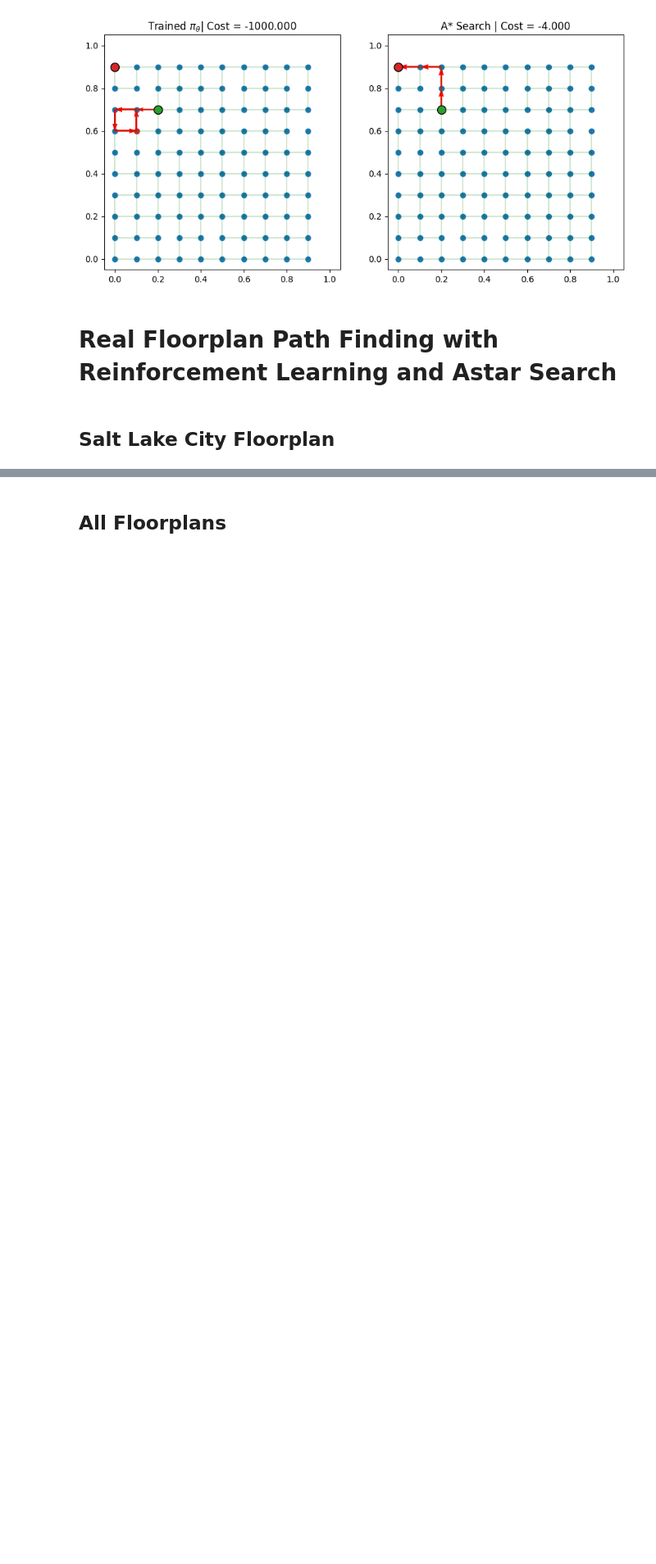
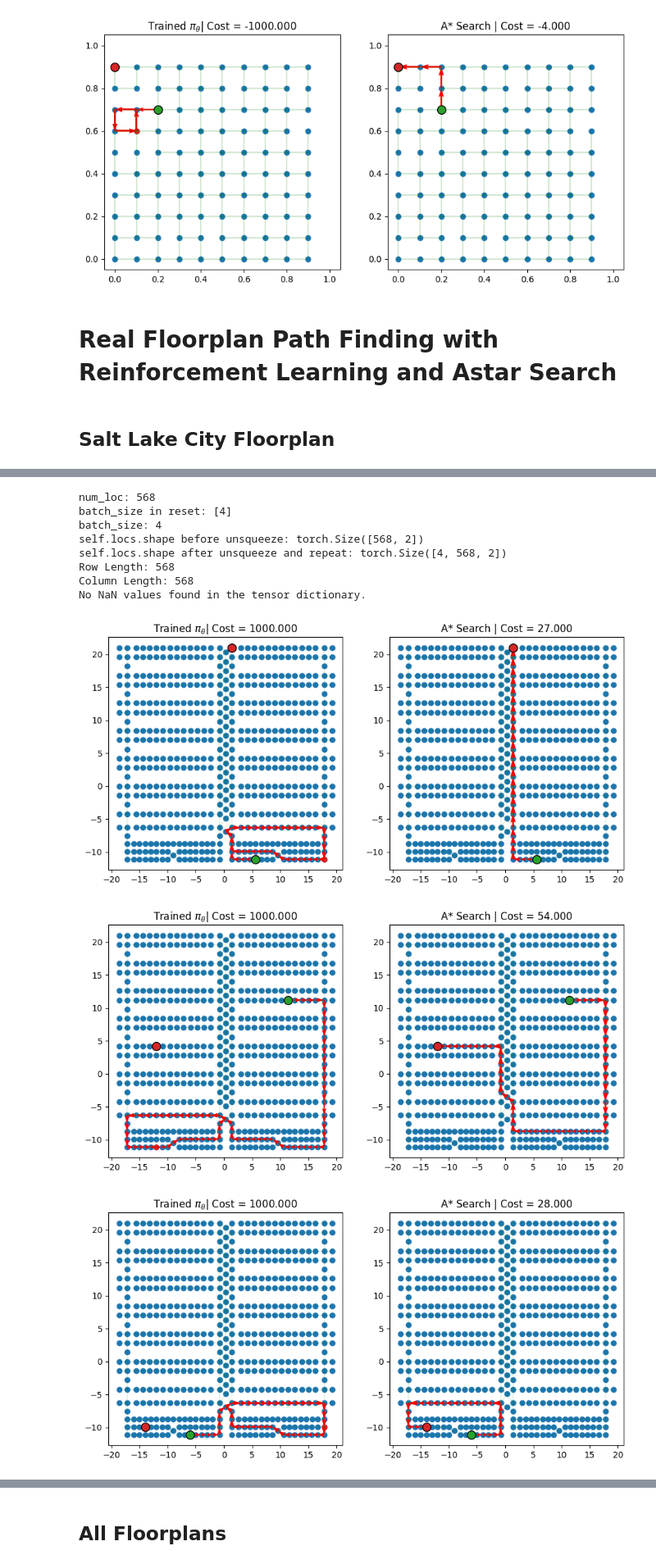
Before and after one commit to primevisiontechnology-com/res-pvt-ai4spp, a Jupyter notebook: code/TrainOnFloorplan.ipynb, the cells around one changed output, grey strips where cells are left out. Shown at 82% size. Saved outputs shown, nothing was run; the diff lists cells and outputs as text; code cells hidden in the pictures; blank space fills up the shorter version.

```diff
--- a/code/TrainOnFloorplan.ipynb
+++ b/code/TrainOnFloorplan.ipynb
@@ -479,0 +523,53 @@ No NaN values found in the tensor dictionary.
+# %%
+from FPenv import FPEnv
+from astar import AStarSearch
+import torch
+
+# Setup a device
+device = torch.device("cuda" if torch.cuda.is_available() else "cpu")
+
+infer_env = FPEnv(fp_path="Floorplans/quad-infeed/butterfly/14x11/floorplan.json")
+td_init = infer_env.reset(batch_size=[4]).to(device)
+
+
+# Function to check for NaNs in a tensor dictionary
+nan_found = False
+for key, tensor in td_init.items():
+    if torch.isnan(tensor).any():
+        nan_found = True
+        print(f"NaN values found in tensor '{key}'")
+if not nan_found:
+    print("No NaN values found in the tensor dictionary.")
+
+policy = model.policy.to(device)
+
+out = policy(td_init.clone(), infer_env, phase="test", decode_type="greedy", return_actions=True)
+actions_trained = out['actions'].cpu().detach()
+
+# run A* search on the environment
+astar = AStarSearch(td_init.clone())
+astar_out = astar.search()
+actions_astar = astar_out["actions"].cpu().detach()
+
+# Plotting
+import matplotlib.pyplot as plt
+for i, td in enumerate(td_init):
+    fig, axs = plt.subplots(1,2, figsize=(11,5))
+
+    infer_env.render(td, actions_trained[i], ax=axs[0])
+    axs[0].set_title(r"Trained $\pi_\theta$" + f"| Cost = {-out['reward'][i].item():.3f}")
+
+    infer_env.render(td, actions_astar[i], ax=axs[1])
+    axs[1].set_title("A* Search | Cost = {:.3f}".format(-astar_out["reward"][i].item()))
+# %% [output]
+num_loc: 568
+batch_size in reset: [4]
+batch_size: 4
+self.locs.shape before unsqueeze: torch.Size([568, 2])
+self.locs.shape after unsqueeze and repeat: torch.Size([4, 568, 2])
+Row Length: 568
+Column Length: 568
+No NaN values found in the tensor dictionary.
+[figure, added]
+[figure, added]
+[figure, added]
```
Also changed, not shown: parts of 11 cells of this notebook, 5 other files.
